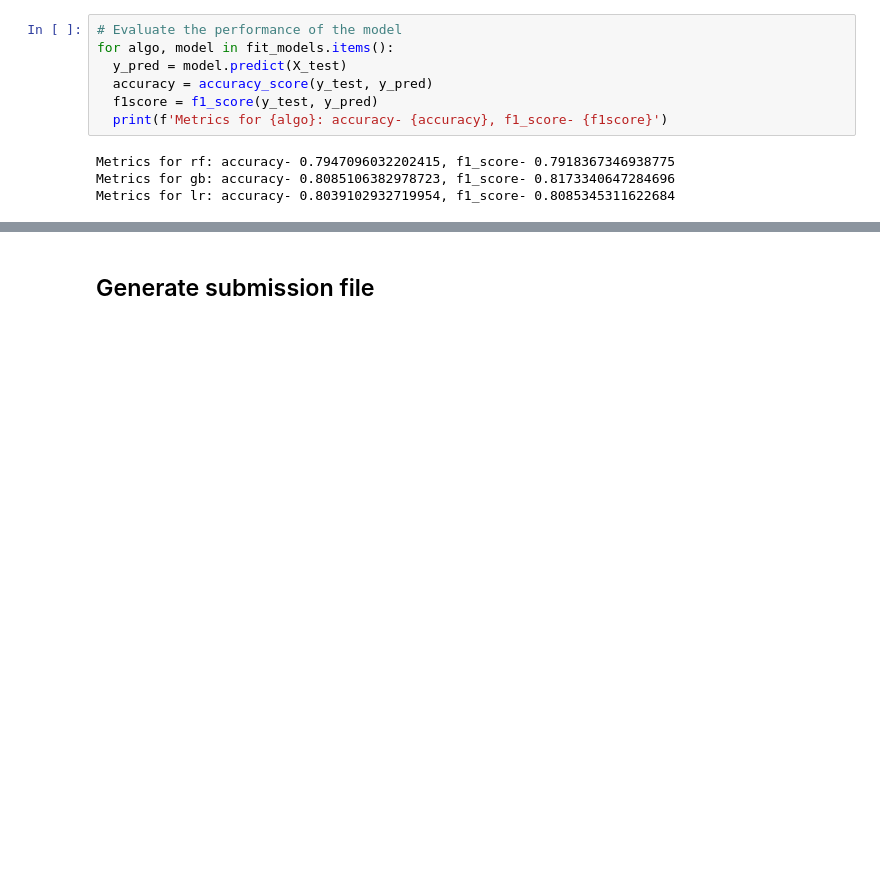
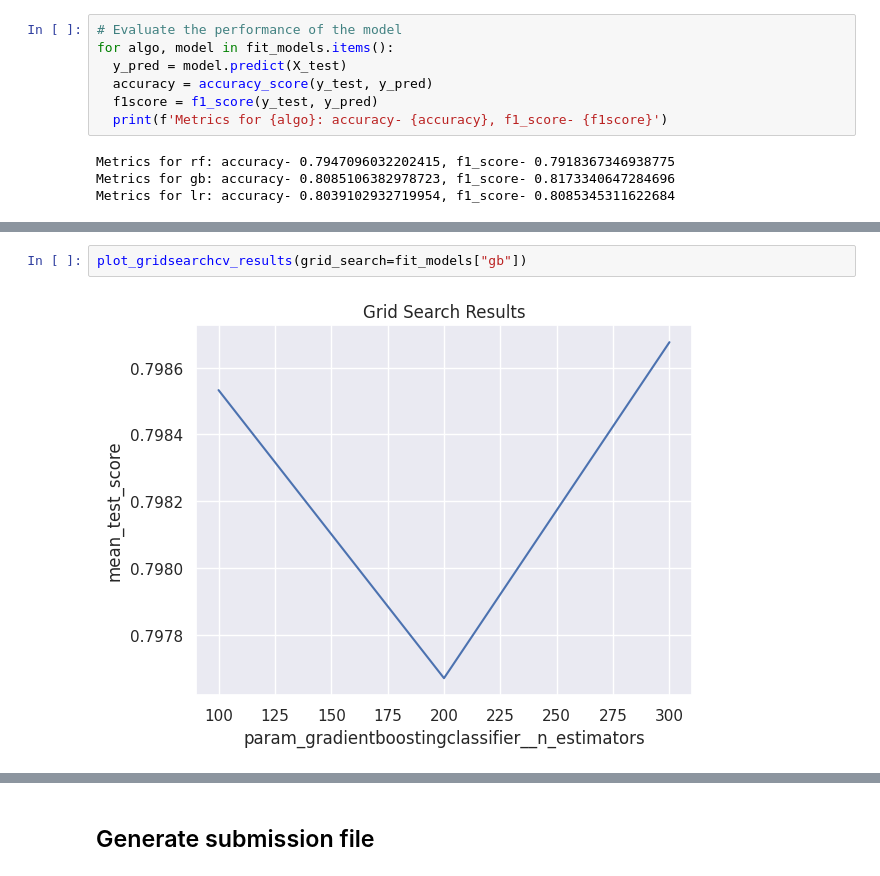
Before and after one commit to praseedm/Spaceship_titanic, a Jupyter notebook: E2E.ipynb, the cells around one changed output, grey strips where cells are left out. Cells and saved outputs as stored; diff of their text form; blank space fills up the shorter version.

```diff
--- a/E2E.ipynb
+++ b/E2E.ipynb
@@ -315,0 +376,4 @@ Metrics for lr: accuracy- 0.8039102932719954, f1_score- 0.8085345311622684
+# %%
+plot_gridsearchcv_results(grid_search=fit_models["gb"])
+# %% [output]
+[figure, added]
```
Also changed, not shown: parts of 9 cells of this notebook.
